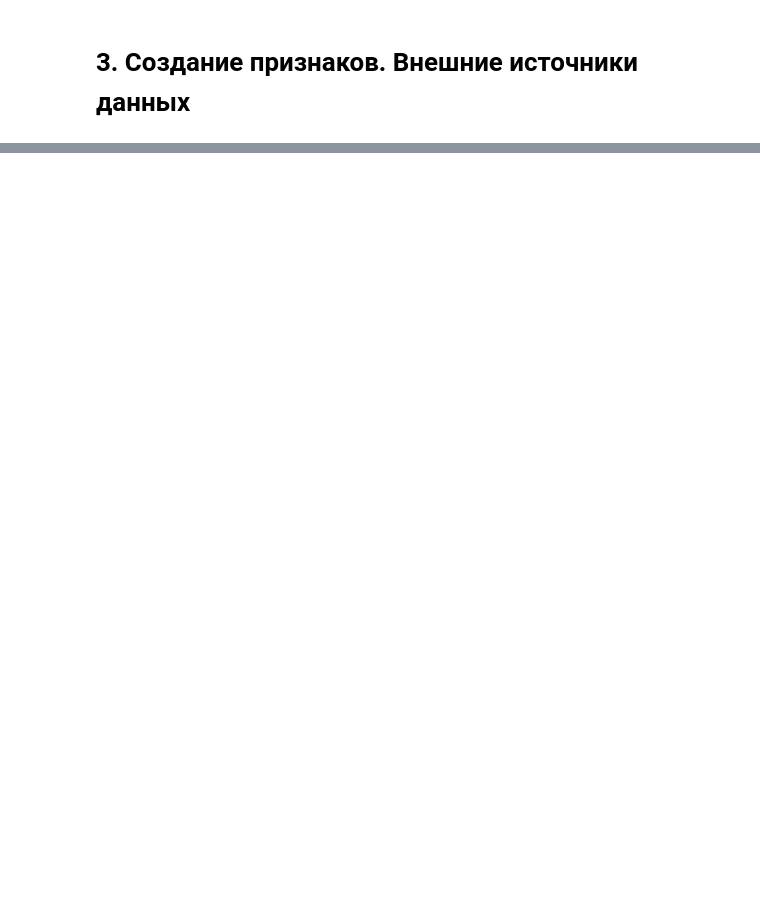
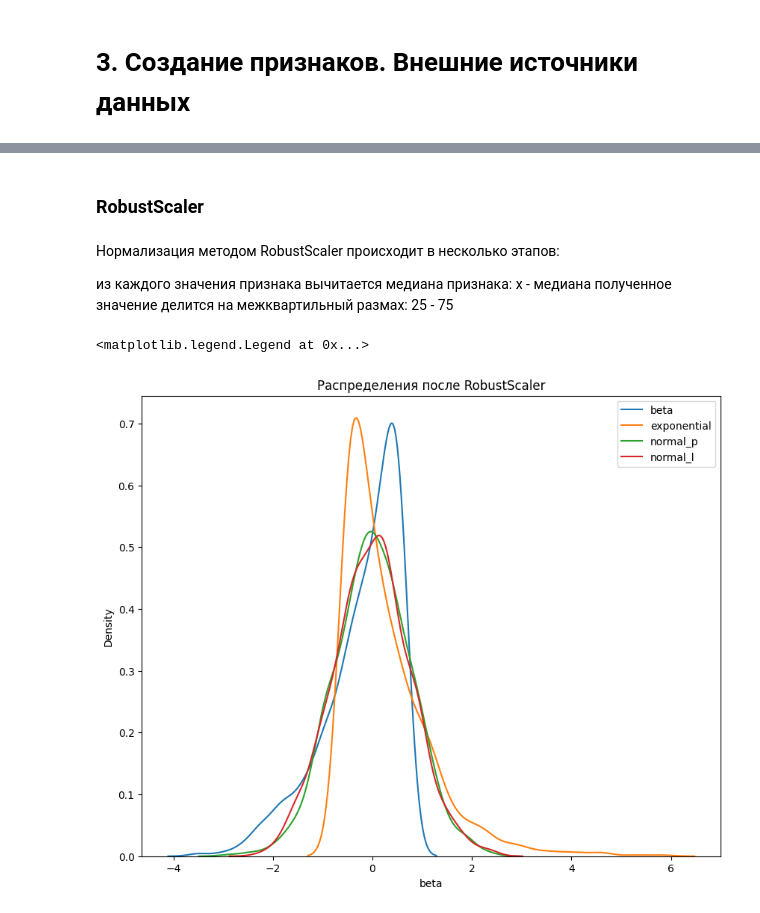
Before and after one commit to tcheredeev/skf_dsprmgu, a Jupyter notebook: Блок 3. Разведывательный анализ данных/EDA-3. Проектирование признаков/work.ipynb, the cells around one changed output, grey strips where cells are left out. Cells and saved outputs as stored; diff of their text form; code cells hidden in the pictures; blank space fills up the shorter version.

```diff
--- a/Блок 3. Разведывательный анализ данных/EDA-3. Проектирование признаков/work.ipynb
+++ b/Блок 3. Разведывательный анализ данных/EDA-3. Проектирование признаков/work.ipynb
@@ -133,0 +583,28 @@ Error:
+# %% [markdown]
+### RobustScaler
+# %% [markdown]
+Нормализация методом RobustScaler происходит в несколько этапов:
+
+из каждого значения признака вычитается медиана признака: x - медиана
+полученное значение делится на межквартильный размах: 25 - 75
+# %%
+# инициализируем нормализатор RobustScaler
+r_scaler = preprocessing.RobustScaler()
+
+# кодируем исходный датасет
+df_r = r_scaler.fit_transform(df)
+
+# Преобразуем промежуточный датасет в полноценный датафрейм для визуализации
+df_r = pd.DataFrame(df_r, columns=col_names)
+
+fig, (ax1) = plt.subplots(ncols=1, figsize=(10, 8))
+ax1.set_title('Распределения после RobustScaler')
+
+sns.kdeplot(df_r['beta'], ax=ax1, label='beta')
+sns.kdeplot(df_r['exponential'], ax=ax1, label='exponential')
+sns.kdeplot(df_r['normal_p'], ax=ax1, label='normal_p')
+sns.kdeplot(df_r['normal_l'], ax=ax1, label='normal_l')
+plt.legend()
+# %% [output]
+<matplotlib.legend.Legend at 0x...>
+[figure, added]
```
Also changed, not shown: parts of 142 cells of this notebook, 8 other files.
